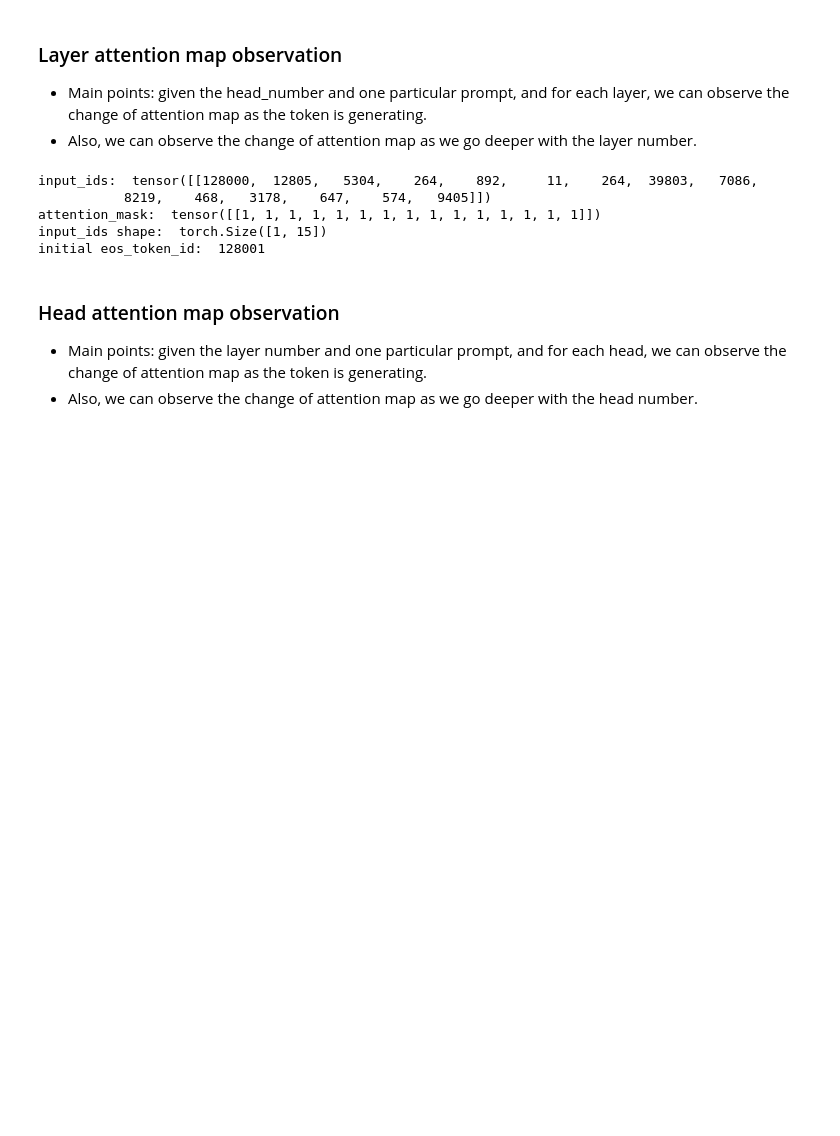
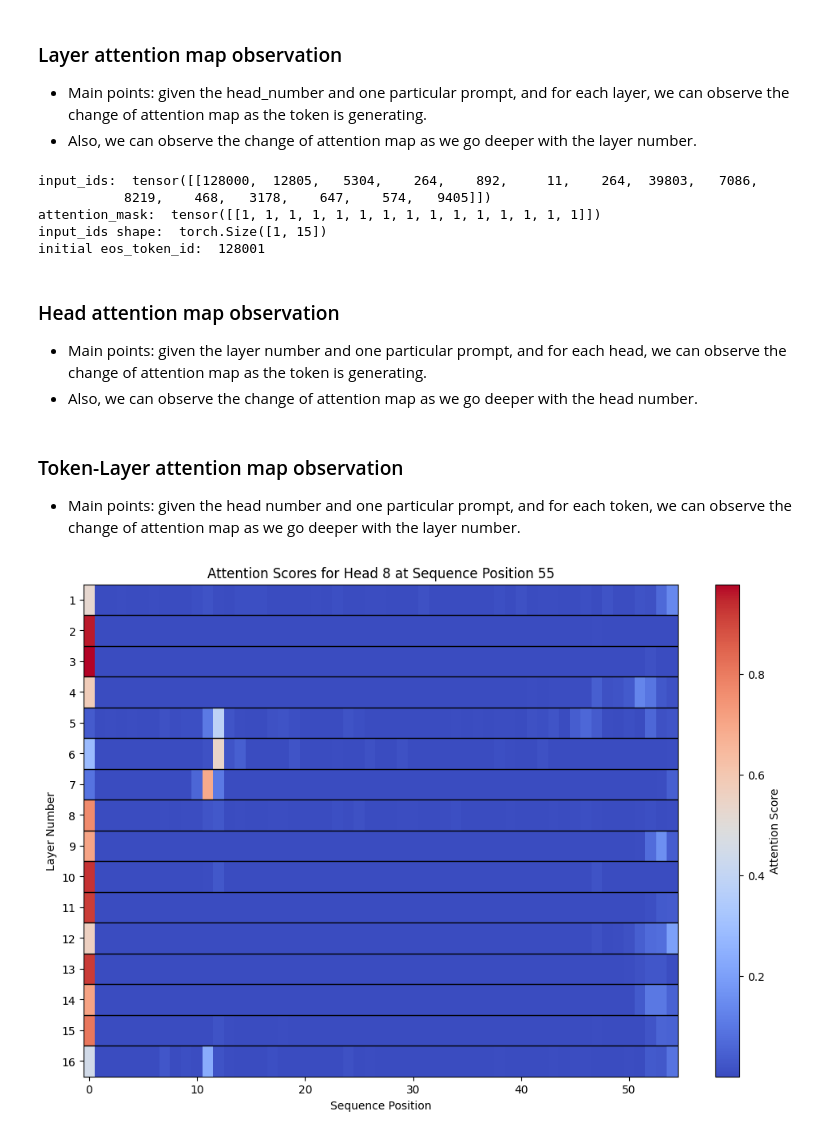
Before and after one commit to SleepyLGod/EOSPredictionTest, a Jupyter notebook: cur/AttentionMapTest.ipynb, the cells around one changed output. Saved outputs shown, nothing was run; the diff lists cells and outputs as text; code cells hidden in the pictures; blank space fills up the shorter version.

Commit message:
token level test functions added

```diff
--- a/cur/AttentionMapTest.ipynb
+++ b/cur/AttentionMapTest.ipynb
@@ -152,6 +155,7 @@ for step, step_attentions in enumerate(all_attentions):
 - Also, we can observe the change of attention map as we go deeper with the layer number.
 # %%
 import numpy as np
+import matplotlib.pyplot as plt
 
 # Parameters
 max_seq_len = 70
@@ -219,7 +223,7 @@ for layer_idx in range(num_layers):
     # Convert to a matrix for heatmap and transpose for correct orientation
     heatmap_data = np.column_stack(heatmap_data_list)
     plt.figure(figsize=(20, 12))  # Adjusted figure size
-    plt.imshow(heatmap_data, aspect='auto', cmap='viridis', vmin=0, vmax=1)
+    plt.imshow(heatmap_data, aspect='auto', cmap='coolwarm', vmin=0, vmax=1) # viridis
     plt.xlabel('Generation Step with Separators')
     plt.ylabel('Sequence Position')
     plt.title(f'Layer {layer_idx}, Head {specified_head}')
@@ -240,6 +244,7 @@ initial eos_token_id:  128001
 - Also, we can observe the change of attention map as we go deeper with the head number.
 # %%
 import numpy as np
+import matplotlib.pyplot as plt
 
 # Parameters
 selected_layer = len(model.model.layers) - 2  # Second last layer
@@ -250,6 +255,7 @@ eos_token_id = tokenizer.eos_token_id
 # Initialize lists to collect attention scores for each head
 attention_scores_per_head = {i: [] for i in range(num_heads)}
 
+# Token generation loop
 while len(input_ids[0]) < max_seq_len:
     with torch.no_grad():
         outputs = model(input_ids, attention_mask=attention_mask, output_attentions=True)
@@ -268,6 +274,7 @@ while len(input_ids[0]) < max_seq_len:
     if len(input_ids[0]) >= max_seq_len:
         break
 
+# Find the maximum attention score for normalization
 max_attention_scores = {head_idx: 0 for head_idx in range(num_heads)}
 for head_idx, scores in attention_scores_per_head.items():
     for step_scores in scores:
@@ -275,6 +282,7 @@ for head_idx, scores in attention_scores_per_head.items():
         if current_max > max_attention_scores[head_idx]:
             max_attention_scores[head_idx] = current_max
 
+# Plotting attention scores as heatmaps with white borders and normalized colors
 for head_idx in range(num_heads):
     scores = attention_scores_per_head[head_idx]
     max_seq_length = len(scores[-1])
@@ -288,7 +296,7 @@ for head_idx in range(num_heads):
             heatmap_data_list.append(separator)
     heatmap_data = np.column_stack(heatmap_data_list)
     plt.figure(figsize=(20, 12))
-    plt.imshow(heatmap_data, aspect='auto', cmap='viridis', vmin=0, vmax=1)
+    plt.imshow(heatmap_data, aspect='auto', cmap='coolwarm', vmin=0, vmax=1)
     plt.xlabel('Generation Step with Separators')
     plt.ylabel('Sequence Position')
     plt.title(f'Layer {selected_layer}, Head {head_idx}')
@@ -296,3 +304,74 @@ for head_idx in range(num_heads):
     plt.xticks(ticks=np.arange(0, heatmap_data.shape[1], 2), labels=np.arange(1, heatmap_data.shape[1]//2 + 2))
     plt.savefig(f'./images/maps_head/heatmap_layer_{selected_layer}_head_{head_idx}.png')
     plt.close()
+# %% [markdown]
+### Token-Layer attention map observation
+
+- Main points: given the head number and one particular prompt, and for each token, we can observe the change of attention map as we go deeper with the layer number.
+# %%
+# Parameters
+max_seq_len = 70
+specified_head = 8  # Head number 8
+target_seq_length = input_len + 40  # Sequence length 15 after the initial prompt
+eos_token_id = tokenizer.eos_token_id
+
+# Initialize lists to collect attention scores for each layer at sequence length 10
+attention_scores_at_seq10 = {i: None for i in range(len(model.model.layers))}
+
+# Token generation loop
+while len(input_ids[0]) < max_seq_len:
+    with torch.no_grad():
+        outputs = model(input_ids, attention_mask=attention_mask, output_attentions=True)
+    logits = outputs.logits[:, -1, :]
+    next_token = torch.argmax(logits, dim=-1)
+    if next_token.item() == eos_token_id:
+        break
+    # Check if sequence length is now 10
+    if len(input_ids[0]) == target_seq_length:
+        for layer_idx, attentions in enumerate(outputs.attentions):
+            # attentions shape: (1, num_heads, seq_len, seq_len)
+            # Get attention scores for the specified head and 10th token
+            attention_scores = attentions[0, specified_head, -1, :].detach().cpu().numpy()
+            attention_scores_at_seq10[layer_idx] = attention_scores
+    # Append the next token to input_ids and attention_mask
+    input_ids = torch.cat([input_ids, next_token.unsqueeze(0)], dim=1)
+    attention_mask = torch.cat([attention_mask, torch.ones(1, 1)], dim=1)
+    if len(input_ids[0]) >= max_seq_len:
+        break
+
+# Now, attention_scores_at_seq10 contains the attention scores for each layer
+# Plotting as a heatmap
+import numpy as np
+import matplotlib.pyplot as plt
+
+num_layers = len(model.model.layers)
+# Get the list of layers that have the attention scores collected
+collected_layers = [layer_idx for layer_idx in attention_scores_at_seq10 if attention_scores_at_seq10[layer_idx] is not None]
+# Get the corresponding attention scores
+scores = [attention_scores_at_seq10[layer_idx] for layer_idx in collected_layers]
+
+# Ensure all score vectors have the same length
+if all(len(score) == target_seq_length for score in scores):
+    scores_matrix = np.array(scores)
+else:
+    # Handle varying lengths if necessary
+    max_len = max(len(score) for score in scores)
+    scores_matrix = np.array([np.pad(score, (0, max_len - len(score)), mode='constant') for score in scores])
+
+# Plotting
+plt.figure(figsize=(12, 8))
+plt.imshow(scores_matrix, aspect='auto', cmap='coolwarm')
+plt.xlabel('Sequence Position')
+plt.ylabel('Layer Number')
+plt.yticks(ticks=np.arange(len(collected_layers)), labels=np.arange(1, len(collected_layers) + 1))
+plt.title(f'Attention Scores for Head {specified_head} at Sequence Position {target_seq_length}')
+plt.colorbar(label='Attention Score')
+
+# Add white lines to separate rows
+for i in range(1, len(collected_layers)):
+    plt.axhline(i - 0.5, color='black', linewidth=1)
+
+plt.savefig(f'./images/maps_token_l/attention_scores_head_{specified_head}_seq_{target_seq_length}_heatmap.png')
+plt.show()
+# %% [output]
+[figure, added]
```
Also changed, not shown: parts of 6 cells of this notebook.
